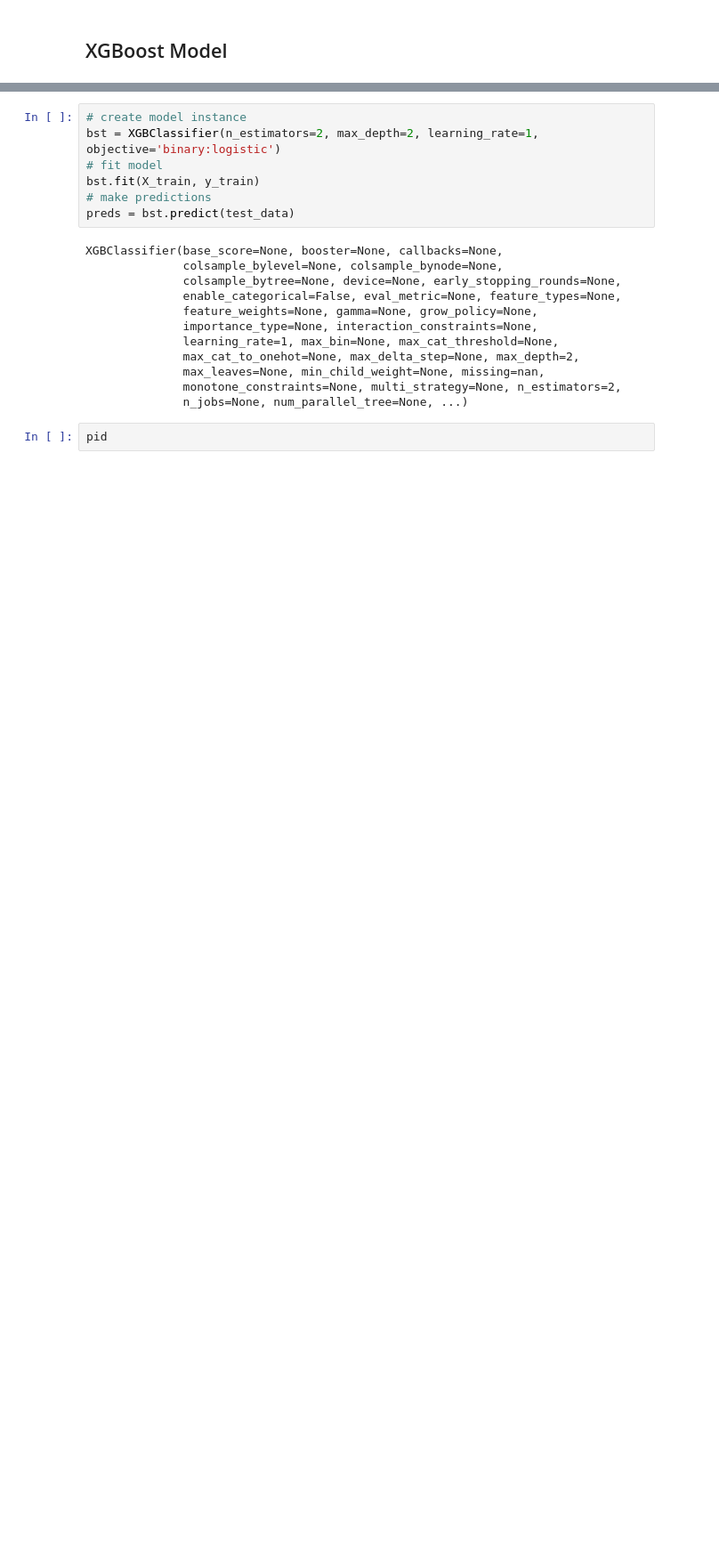
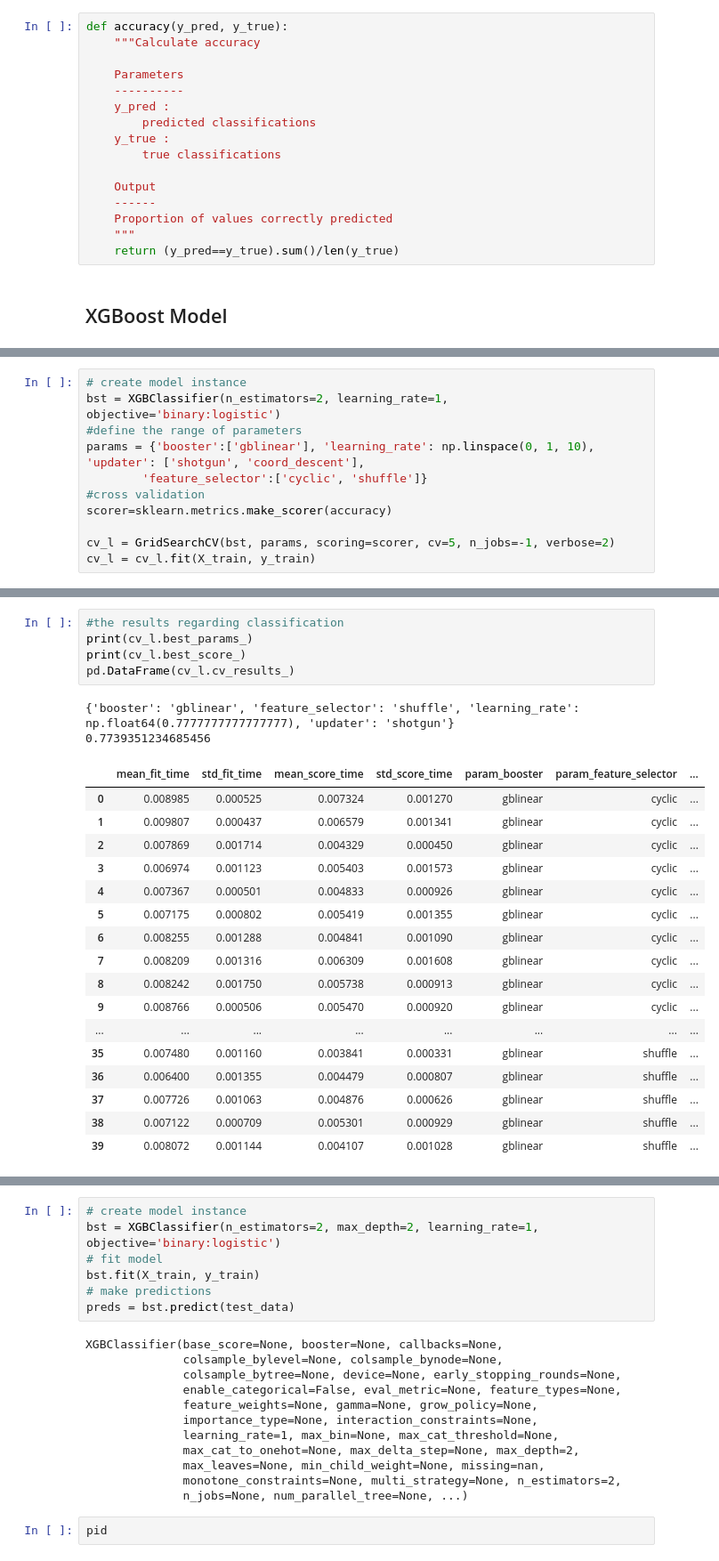
Before and after one commit to fbazzi19/kaggleTitanic, a Jupyter notebook: titanic_ml.ipynb, the cells around one changed output, grey strips where cells are left out. Shown at 89% size. Saved outputs shown, nothing was run; the diff lists cells and outputs as text; blank space fills up the shorter version.

Commit message:
testing parameters and cross-validation

```diff
--- a/titanic_ml.ipynb
+++ b/titanic_ml.ipynb
@@ -181,2 +184,18 @@ array([[  0,   1],
+# %%
+def accuracy(y_pred, y_true):
+    """Calculate accuracy
+
+    Parameters
+    ----------
+    y_pred :
+        predicted classifications
+    y_true :
+        true classifications
+
+    Output
+    ------
+    Proportion of values correctly predicted
+    """
+    return (y_pred==y_true).sum()/len(y_true)
 # %% [markdown]
 ## XGBoost Model
@@ -182,0 +308,11 @@ array([[  0,   1],
+# %%
+# create model instance
+bst = XGBClassifier(n_estimators=2, learning_rate=1, objective='binary:logistic')
+#define the range of parameters
+params = {'booster':['gblinear'], 'learning_rate': np.linspace(0, 1, 10), 'updater': ['shotgun', 'coord_descent'],
+        'feature_selector':['cyclic', 'shuffle']}
+#cross validation
+scorer=sklearn.metrics.make_scorer(accuracy)
+
+cv_l = GridSearchCV(bst, params, scoring=scorer, cv=5, n_jobs=-1, verbose=2)
+cv_l = cv_l.fit(X_train, y_train)
@@ -182,0 +337,25 @@ array([[  0,   1],
+# %%
+#the results regarding classification
+print(cv_l.best_params_)
+print(cv_l.best_score_)
+pd.DataFrame(cv_l.cv_results_)
+# %% [output]
+{'booster': 'gblinear', 'feature_selector': 'shuffle', 'learning_rate': np.float64(0.7777777777777777), 'updater': 'shotgun'}
+0.7739351234685456
+|  | mean_fit_time | std_fit_time | mean_score_time | std_score_time | param_booster | param_feature_selector | ... |
+| 0 | 0.008985 | 0.000525 | 0.007324 | 0.001270 | gblinear | cyclic | ... |
+| 1 | 0.009807 | 0.000437 | 0.006579 | 0.001341 | gblinear | cyclic | ... |
+| 2 | 0.007869 | 0.001714 | 0.004329 | 0.000450 | gblinear | cyclic | ... |
+| 3 | 0.006974 | 0.001123 | 0.005403 | 0.001573 | gblinear | cyclic | ... |
+| 4 | 0.007367 | 0.000501 | 0.004833 | 0.000926 | gblinear | cyclic | ... |
+| 5 | 0.007175 | 0.000802 | 0.005419 | 0.001355 | gblinear | cyclic | ... |
+| 6 | 0.008255 | 0.001288 | 0.004841 | 0.001090 | gblinear | cyclic | ... |
+| 7 | 0.008209 | 0.001316 | 0.006309 | 0.001608 | gblinear | cyclic | ... |
+| 8 | 0.008242 | 0.001750 | 0.005738 | 0.000913 | gblinear | cyclic | ... |
+| 9 | 0.008766 | 0.000506 | 0.005470 | 0.000920 | gblinear | cyclic | ... |
+| ... | ... | ... | ... | ... | ... | ... | ... |
+| 35 | 0.007480 | 0.001160 | 0.003841 | 0.000331 | gblinear | shuffle | ... |
+| 36 | 0.006400 | 0.001355 | 0.004479 | 0.000807 | gblinear | shuffle | ... |
+| 37 | 0.007726 | 0.001063 | 0.004876 | 0.000626 | gblinear | shuffle | ... |
+| 38 | 0.007122 | 0.000709 | 0.005301 | 0.000929 | gblinear | shuffle | ... |
+| 39 | 0.008072 | 0.001144 | 0.004107 | 0.001028 | gblinear | shuffle | ... |
```
Also changed, not shown: parts of 12 cells of this notebook, 1 other file.
